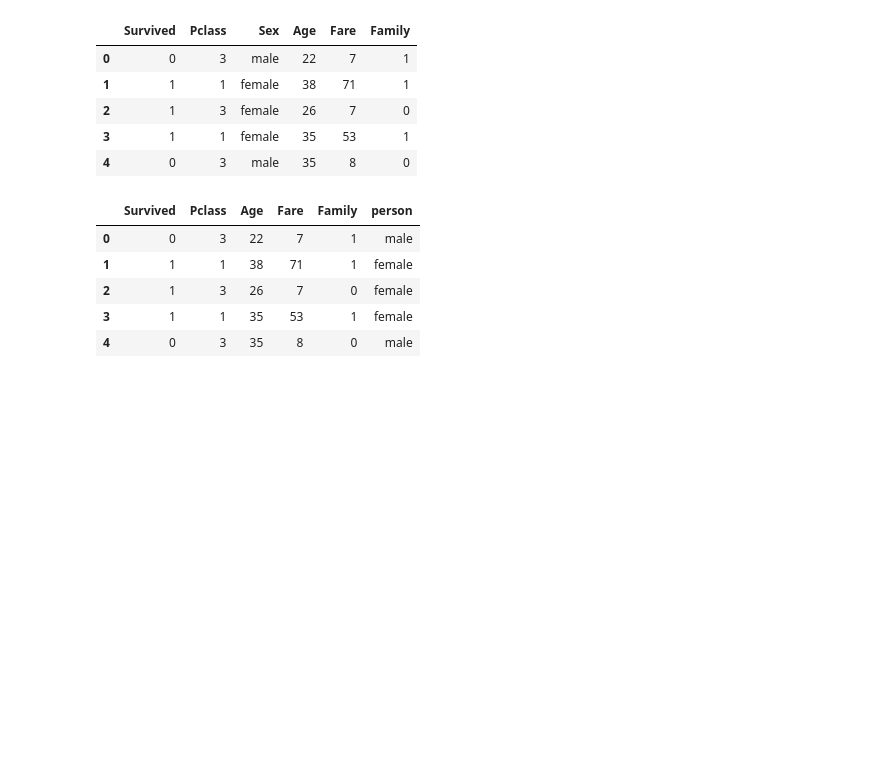
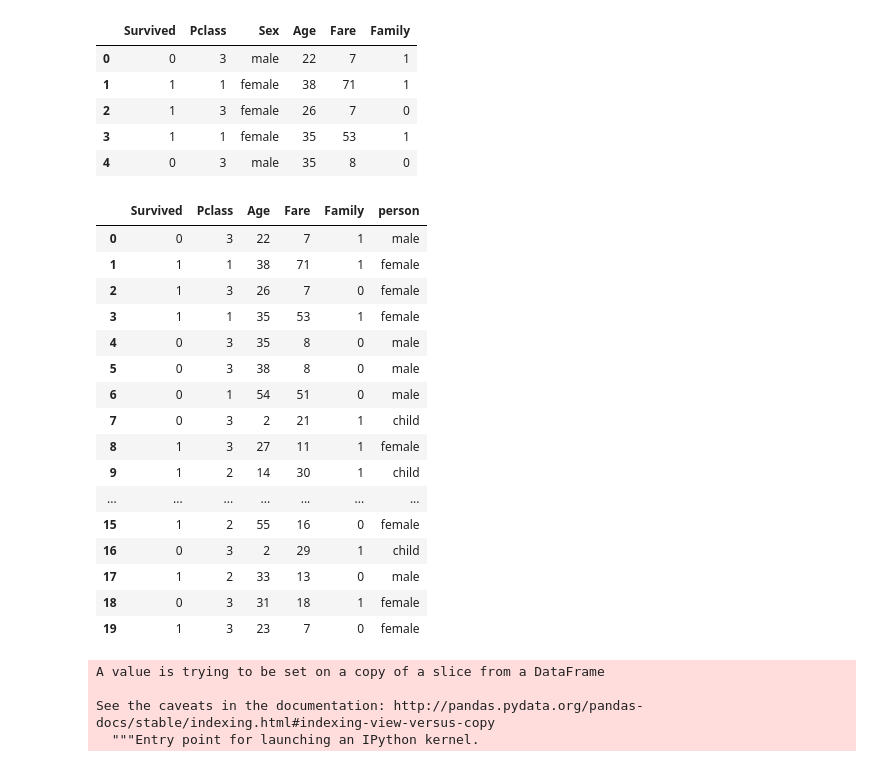
Before and after one commit to innovator-arjun/Titanic-Survival-Prediction, a Jupyter notebook: Updated Titanic Survival.ipynb, the cells around one changed output. Drawn from its saved outputs; the diff is of its cells as text; code cells hidden in the pictures; blank space fills up the shorter version.

```diff
--- a/Updated Titanic Survival.ipynb
+++ b/Updated Titanic Survival.ipynb
@@ -757,11 +757,22 @@ test['person']=test[['Age','Sex']].apply(get_person,axis=1)
 train.drop(['Sex'],axis=1,inplace=True)
 test.drop(['Sex'],axis=1,inplace=True)
 # %%
-train.head()
+train.head(20)
 # %% [output]
 |  | Survived | Pclass | Age | Fare | Family | person |
 | 0 | 0 | 3 | 22 | 7 | 1 | male |
 | 1 | 1 | 1 | 38 | 71 | 1 | female |
 | 2 | 1 | 3 | 26 | 7 | 0 | female |
 | 3 | 1 | 1 | 35 | 53 | 1 | female |
 | 4 | 0 | 3 | 35 | 8 | 0 | male |
+| 5 | 0 | 3 | 38 | 8 | 0 | male |
+| 6 | 0 | 1 | 54 | 51 | 0 | male |
+| 7 | 0 | 3 | 2 | 21 | 1 | child |
+| 8 | 1 | 3 | 27 | 11 | 1 | female |
+| 9 | 1 | 2 | 14 | 30 | 1 | child |
+| ... | ... | ... | ... | ... | ... | ... |
+| 15 | 1 | 2 | 55 | 16 | 0 | female |
+| 16 | 0 | 3 | 2 | 29 | 1 | child |
+| 17 | 1 | 2 | 33 | 13 | 0 | male |
+| 18 | 0 | 3 | 31 | 18 | 1 | female |
+| 19 | 1 | 3 | 23 | 7 | 0 | female |
@@ -769,0 +779,7 @@ creating
+# %%
+train.person[train.person=='male']=1
+# %% [output]
+A value is trying to be set on a copy of a slice from a DataFrame
+
+See the caveats in the documentation: http://pandas.pydata.org/pandas-docs/stable/indexing.html#indexing-view-versus-copy
+  """Entry point for launching an IPython kernel.
```
Also changed, not shown: parts of 2 cells of this notebook.
